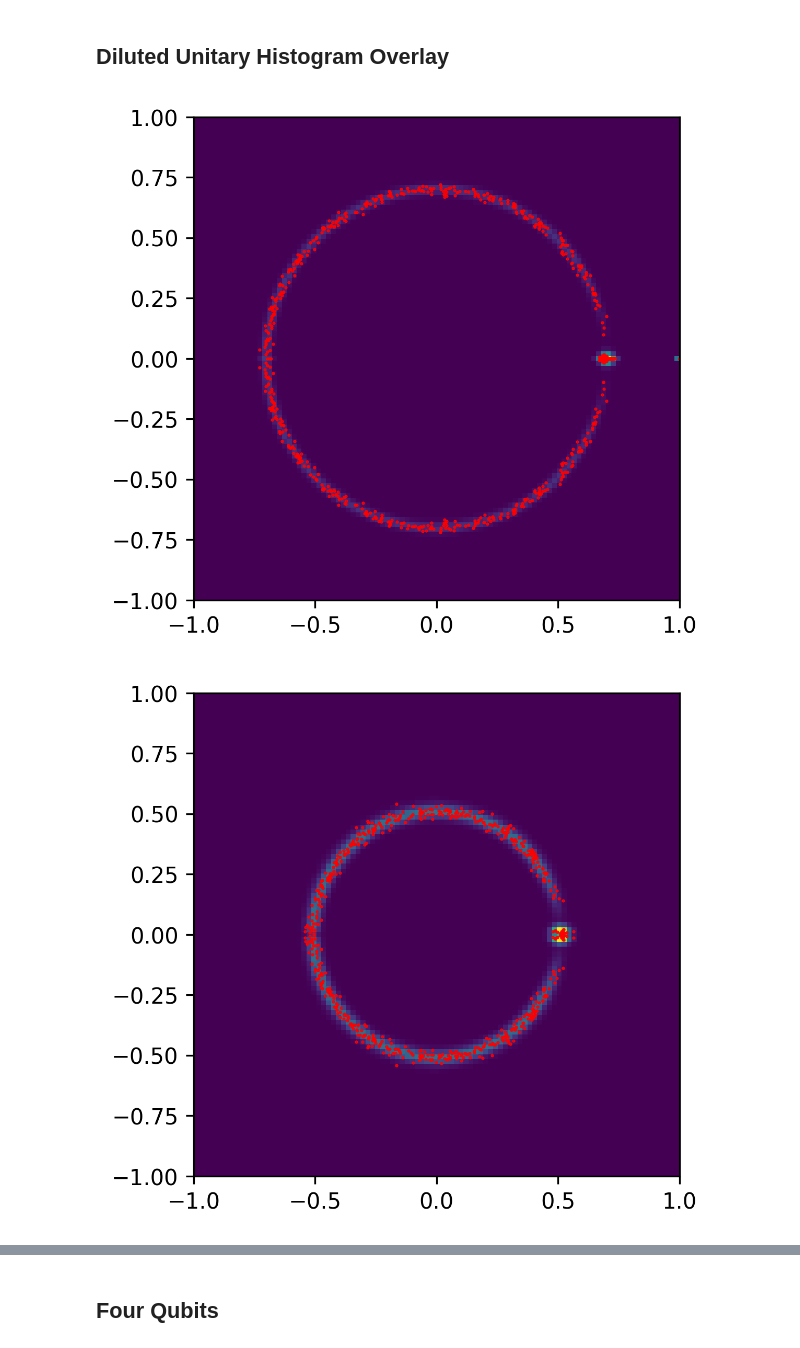
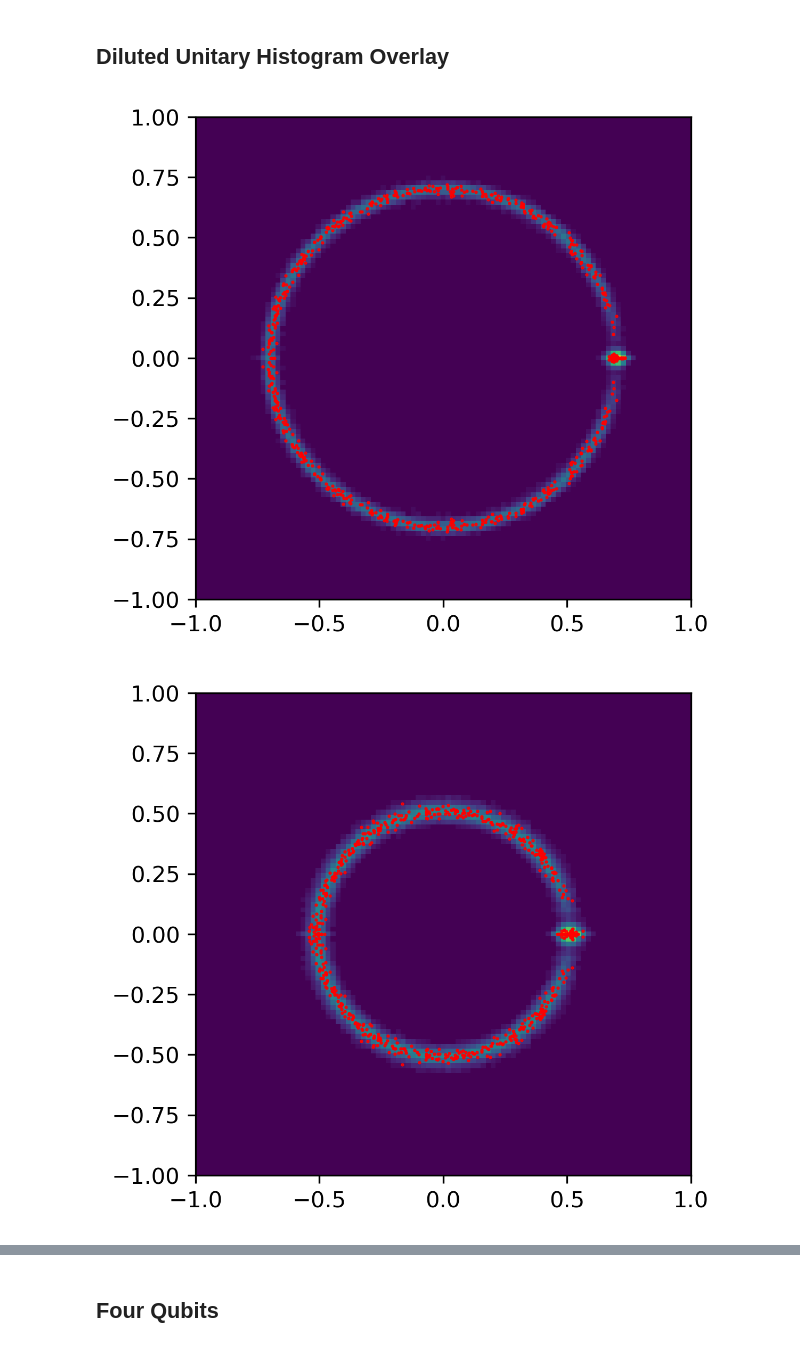
Before and after one commit to KristianWold/experimental-quantum-spectrum, a Jupyter notebook: notebooks/analysis/Diluted Unitary Fitting, Analysis.ipynb, the cells around one changed output, grey strips where cells are left out. Cells and saved outputs as stored; diff of their text form; code cells hidden in the pictures.

```diff
--- a/notebooks/analysis/Diluted Unitary Fitting, Analysis.ipynb
+++ b/notebooks/analysis/Diluted Unitary Fitting, Analysis.ipynb
@@ -42,7 +43,7 @@ def resample_diluted(diluted_model, num_samples, rng):
     spectrum_resample_list = []
     for i in range(num_samples):
         diluted_resample = DilutedKrausMap(U=generate_haar_random(d, rng=rng), c=c, kraus_part=KrausMap(d, rank = rank))
-        spectrum_resample = channel_spectrum(diluted_resample, use_coords=True, keep_real=True)
+        spectrum_resample = channel_spectrum(diluted_resample, keep_unity=False)
         spectrum_resample_list.append(spectrum_resample)
 
     spectrum_resample = np.real(np.concatenate(spectrum_resample_list))
@@ -51,13 +52,13 @@ def resample_diluted(diluted_model, num_samples, rng):
 # %%
 [channel_list1, channel_list2, channel_list3, channel_list4, channel_list5, channel_list6, channel_list7] = loader(data_path("channel_fullRank_belem_longTrain.p"))
 
-spectrum_target_list1 = [channel_spectrum(channel, use_coords=True, keep_real=True) for channel in channel_list1]
-spectrum_target_list2 = [channel_spectrum(channel, use_coords=True, keep_real=False) for channel in channel_list2]
-spectrum_target_list3 = [channel_spectrum(channel, use_coords=True, keep_real=False) for channel in channel_list3]
-spectrum_target_list4 = [channel_spectrum(channel, use_coords=True, keep_real=False) for channel in channel_list4]
-spectrum_target_list5 = [channel_spectrum(channel, use_coords=True, keep_real=False) for channel in channel_list5]
-spectrum_target_list6 = [channel_spectrum(channel, use_coords=True, keep_real=False) for channel in channel_list6]
-spectrum_target_list7 = [channel_spectrum(channel, use_coords=True, keep_real=False) for channel in channel_list7]
+spectrum_target_list1 = [channel_spectrum(channel, keep_unity=False) for channel in channel_list1]
+spectrum_target_list2 = [channel_spectrum(channel, keep_unity=False) for channel in channel_list2]
+spectrum_target_list3 = [channel_spectrum(channel, keep_unity=False) for channel in channel_list3]
+spectrum_target_list4 = [channel_spectrum(channel, keep_unity=False) for channel in channel_list4]
+spectrum_target_list5 = [channel_spectrum(channel, keep_unity=False) for channel in channel_list5]
+spectrum_target_list6 = [channel_spectrum(channel, keep_unity=False) for channel in channel_list6]
+spectrum_target_list7 = [channel_spectrum(channel, keep_unity=False) for channel in channel_list7]
 # %%
 [distance_best_list1, model_best_list1] = loader(data_path("diluted_fitting_8layer.model"))
 [distance_best_list2, model_best_list2] = loader(data_path("diluted_fitting_16layer.model"))
@@ -88,20 +89,20 @@ rng = np.random.default_rng(seed=42)
 
 spectrum_resample_list = []
 for diluted_model in tqdm(model_best_list1):
-    spectrum_resample = resample_diluted(diluted_model, num_samples = 1000, rng=rng)
+    spectrum_resample = resample_diluted(diluted_model, num_samples = 100, rng=rng)
     spectrum_resample_list.append(spectrum_resample)
 
-spectrum_resample = np.concatenate(spectrum_resample_list)
+spectrum_resample1 = np.concatenate(spectrum_resample_list)
 # %%
 fig = plt.figure(figsize=(4,4), dpi = 300, facecolor='w', edgecolor='k')
 
-plt.hist2d(spectrum_resample[:,0], spectrum_resample[:,1], bins = np.linspace(-1, 1, 100), density=True)
+plt.hist2d(spectrum_resample1[:,0], spectrum_resample1[:,1], bins = np.linspace(-1, 1, 100), density=True, norm=mpl.colors.PowerNorm(gamma=0.5))
 for spectrum in spectrum_target_list1:
     plt.plot(spectrum[:,0], spectrum[:,1], "ro", markersize=0.5)
 plt.savefig(image_path("diluted_fitting_8layer.pdf"), bbox_inches='tight')
 plt.show()
 # %% [output]
-[figure, old version]
+[figure, new version]
 # %%
 np.random.seed(42)
 random.seed(42)
@@ -117,14 +118,14 @@ spectrum_resample = np.concatenate(spectrum_resample_list)
 # %%
 fig = plt.figure(figsize=(4,4), dpi = 300, facecolor='w', edgecolor='k')
 
-plt.hist2d(spectrum_resample[:,0], spectrum_resample[:,1], bins = np.linspace(-1, 1, 100))
+plt.hist2d(spectrum_resample2[:,0], spectrum_resample2[:,1], bins = np.linspace(-1, 1, 100), norm=mpl.colors.PowerNorm(gamma=0.5))
 for spectrum in spectrum_target_list2:
     plt.plot(spectrum[:,0], spectrum[:,1], "ro", markersize=0.5)
 
 plt.savefig(image_path("diluted_fitting_16layer.pdf"), bbox_inches='tight')
 plt.show()
 # %% [output]
-[figure, old version]
+[figure, new version]
 # %%
 np.random.seed(42)
 random.seed(42)
```
Also changed, not shown: parts of 11 cells of this notebook, 17 other files.
